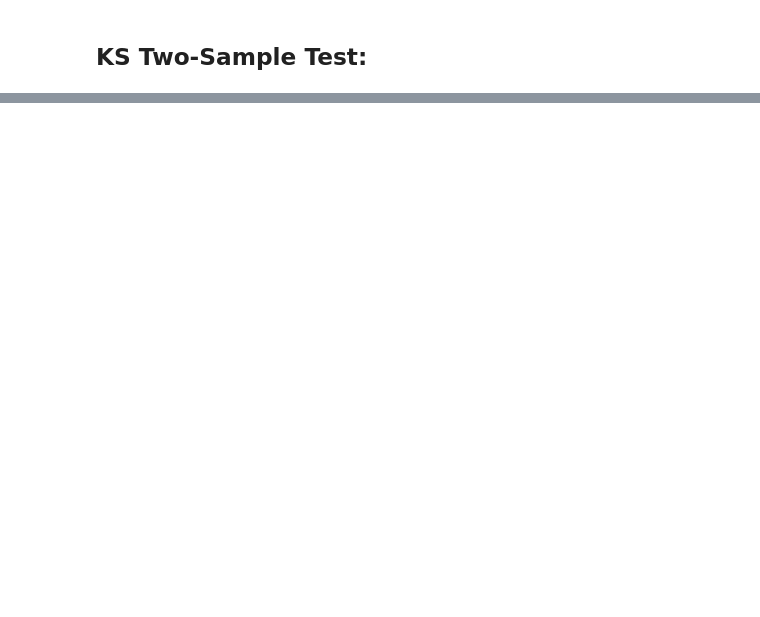
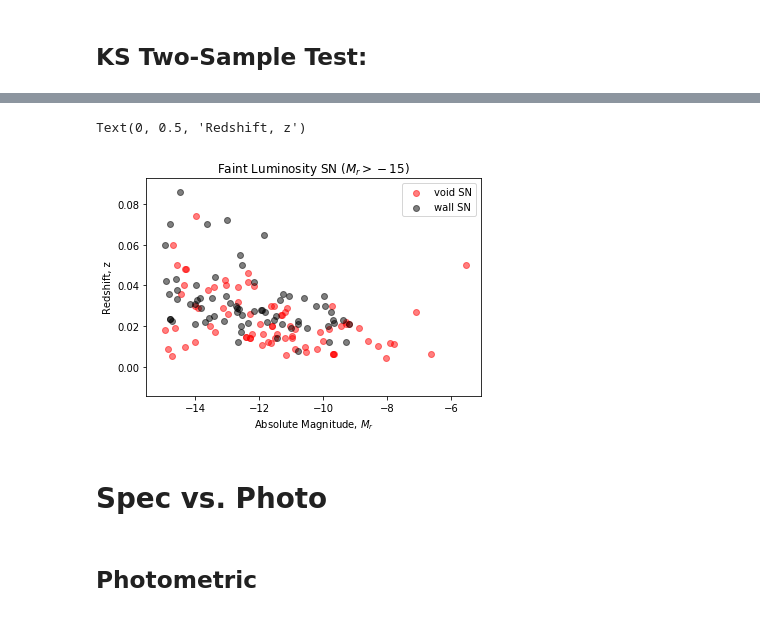
Before and after one commit to DESI-UR/SNe_Void_Properties, a Jupyter notebook: CURRENT_SNe_rates.ipynb, the cells around one changed output, grey strips where cells are left out. Drawn from its saved outputs; the diff is of its cells as text; code cells hidden in the pictures; blank space fills up the shorter version.

```diff
--- a/CURRENT_SNe_rates.ipynb
+++ b/CURRENT_SNe_rates.ipynb
@@ -335,7 +338,7 @@ Void:  317.0
 A new table is created, boolean values are made to separte void and wall SNe. A function is used to separate by absolute magnitude.
 # %%
 # -- importing data into an astropy table
-sn_table = Table.read('FINALcut_SNtable.txt', format='ascii.commented_header', include_names=['vflag', 'abs_mag'])
+sn_table = Table.read('FINALcut_SNtable.txt', format='ascii.commented_header')
 # %%
 ### Separating void/wall and magnitude.
 vbool = sn_table['vflag'] == 1
@@ -356,6 +359,7 @@ def mag_split(data_table):
    bool19_20 = np.logical_and(data_table['abs_mag']<-19,data_table['abs_mag']>-20)
    bool17_18h = np.logical_and(data_table['abs_mag']<-17,data_table['abs_mag']>-18.5)
    bool18h_20 = np.logical_and(data_table['abs_mag']<-18.5,data_table['abs_mag']>-20)
+   faint_bool    = data_table['abs_mag']>-15
 
    dwarf_table  = data_table[dwbool]
    bright_table = data_table[brbool]
@@ -364,12 +368,13 @@ def mag_split(data_table):
    table19_20   = data_table[bool19_20]
    table17_18h = data_table[bool17_18h]
    table18h_20 = data_table[bool18h_20]
+   faint_table = data_table[faint_bool]
 
-   return dwarf_table, bright_table, table17_18, table18_19, table19_20, table17_18h, table18h_20
+   return dwarf_table, bright_table, table17_18, table18_19, table19_20, table17_18h, table18h_20, faint_table
 # %%
-vdwarf_table, vbright_table, v17_18table, v18_19table, v19_20table, v17_18hTable, v18h_20Table = mag_split(v_sn)
+vdwarf_table, vbright_table, v17_18table, v18_19table, v19_20table, v17_18hTable, v18h_20Table, v_faint_table = mag_split(v_sn)
 
-wdwarf_table, wbright_table, wtable17_18, wtable18_19, wtable19_20, wtable17_18h, wtable18h_20 = mag_split(w_sn)
+wdwarf_table, wbright_table, wtable17_18, wtable18_19, wtable19_20, wtable17_18h, wtable18h_20, w_faint_table = mag_split(w_sn)
 
 # mag_split(sn_table)
 # %% [markdown]
@@ -700,0 +740,14 @@ KS Test for 18.5-20 Void/Wall:   Ks_2sampResult(statistic=0.13060428849902533, p
+# %%
+plt.scatter(v_faint_table['abs_mag'], v_faint_table['redshift'], color='red', alpha = 0.5, label='void SN')
+plt.scatter(w_faint_table['abs_mag'], w_faint_table['redshift'], color='black', alpha = 0.5, label='wall SN')
+plt.legend()
+plt.title('Faint Luminosity SN ($M_r > -15$)')
+plt.xlabel('Absolute Magnitude, $M_r$')
+plt.ylabel('Redshift, z')
+# %% [output]
+Text(0, 0.5, 'Redshift, z')
+[figure, added]
+# %% [markdown]
+# Spec vs. Photo
+# %% [markdown]
+## Photometric
```
Also changed, not shown: parts of 131 cells of this notebook.
